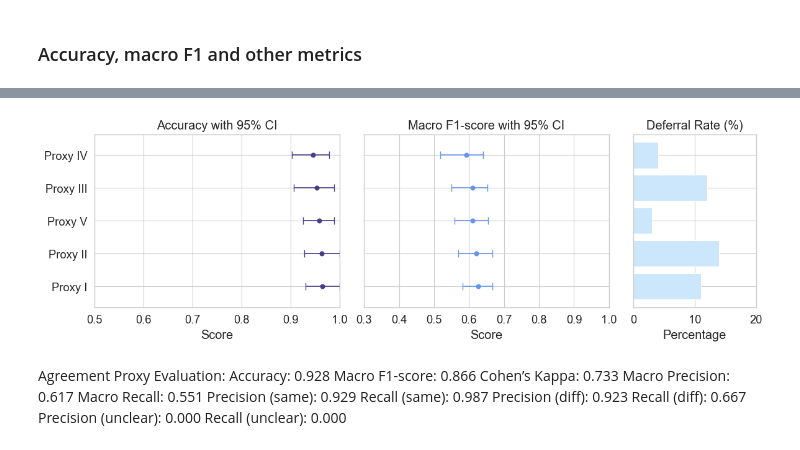
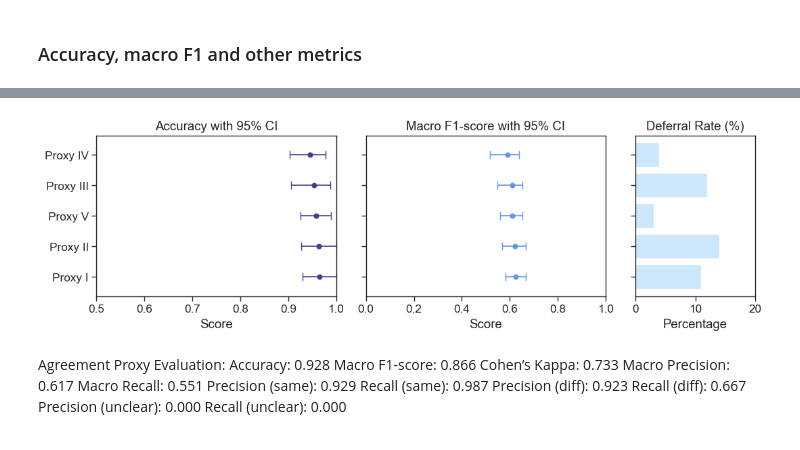
Before and after one commit to inab/software-id-benchmark, a Jupyter notebook: scripts/model_evaluation.ipynb, the cells around one changed output, grey strips where cells are left out. Saved outputs shown, nothing was run; the diff lists cells and outputs as text; code cells hidden in the pictures.

```diff
--- a/scripts/model_evaluation.ipynb
+++ b/scripts/model_evaluation.ipynb
@@ -1083,6 +1098,7 @@ def compute_metrics_proxy(df_agree):
     # --- Extract labels ---
     y_pred = df_merged["majority_label"]
     y_true = df_merged["true_verdict"]
+    keys = df_merged["entry"]
 
     # --- Compute core metrics ---
     labels = ["same", "different", "unclear"]
@@ -1119,7 +1135,7 @@ def compute_metrics_proxy(df_agree):
     print(f"  Precision (unclear): {precision_unclear:.3f}")
     print(f"  Recall (unclear):    {recall_unclear:.3f}")
 
-    return y_true.tolist(), y_pred.tolist(), labels
+    return y_true.tolist(), y_pred.tolist(), keys
 
 
 def print_bootstrap_metrics_proxy(ci_results, name):
@@ -1136,8 +1152,8 @@ def print_bootstrap_metrics_proxy(ci_results, name):
 
 def compute_for_proxy(df_agree, name):
     print(f'--------------------------{name}-----------------------------------')
-    y_true, y_pred, labels = compute_metrics_proxy(df_agree)
-    ci_result = bootstrap_metrics_stratified(y_true, y_pred, labels=["same", "different", "unclear"], n_bootstrap=1000, ci=95, random_state=42)
+    y_true, y_pred, keys = compute_metrics_proxy(df_agree)
+    ci_result = bootstrap_metrics_stratified(y_true, y_pred, keys,  labels=["same", "different", "unclear"], n_bootstrap=1000, ci=95, random_state=42, rates = False)
     print(f"Bootstrap mean: {ci_result['accuracy_mean']:.3f}")
     print(f"Bootstrap CI: ({ci_result['accuracy_ci_lower']:.3f} - {ci_result['accuracy_ci_upper']:.3f})")
     print_bootstrap_metrics_proxy(ci_result, name)
@@ -1175,7 +1191,7 @@ def plot_horizontal_errorbars_referral(df, colors, filename="horizontal_metrics"
     df = df.sort_values("accuracy", ascending=False)
 
     # Plot style
-    sns.set_theme(style="whitegrid", context="paper", font_scale=1.5)
+    sns.set_theme(style="ticks", context="paper", font_scale=1.4)
 
     # Extract colors from the palette
     color_acc = colors[0]
@@ -1209,7 +1225,7 @@ def plot_horizontal_errorbars_referral(df, colors, filename="horizontal_metrics"
         fmt='o', capsize=4, color=color_f1
     )
     axes[1].set_title("Macro F1-score with 95% CI")
-    axes[1].set_xlim(0.3, 1.0)
+    axes[1].set_xlim(0.0, 1.0)
     axes[1].set_xlabel("Score")
 
     # --- Deferral Rate (no error bar, direct value) ---
@@ -1229,35 +1245,35 @@ proxies = {
     "Proxy IV": ci_result_2,
     "Proxy III": ci_result_3,
     "Proxy I": ci_result_4,
     "Proxy II": ci_result_5
 }
 
 NaNs = {
     "Proxy V": df_agree_1['majority_label'].isna().sum(),
     "Proxy IV": df_agree_2['majority_label'].isna().sum(),
     "Proxy III": df_agree_3['majority_label'].isna().sum(),
     "Proxy I": df_agree_4['majority_label'].isna().sum(),
     "Proxy II": df_agree_5['majority_label'].isna().sum()
 }
 
 for name, result in proxies.items():
     proxies_summary.append({
         "model": name,
         "skipped_entries": NaNs[name],
         "accuracy": result["accuracy_mean"],
         "accuracy_lower": result["accuracy_ci_lower"],
         "accuracy_upper": result["accuracy_ci_upper"],
         "macro_f1": result["macro_f1_mean"],
         "macro_f1_lower": result["macro_f1_ci_lower"],
         "macro_f1_upper": result["macro_f1_ci_upper"]
     })
 
 proxies_summary_df = pd.DataFrame(proxies_summary)
 
 # plot horizontal error bars for proxies
-plot_horizontal_errorbars_referral(proxies_summary_df, ['darkslateblue','cornflowerblue', '#cce7fc'], 'proxies_accuracy_macro_f1', size=(12, 4))
+plot_horizontal_errorbars_referral(proxies_summary_df, ['darkslateblue','cornflowerblue', '#cce7fc'], 'proxies_accuracy_macro_f1', size=(11, 3.5))
 # %% [output]
-[figure, old version]
+[figure, new version]
 # %% [markdown]
 Agreement Proxy Evaluation:
   Accuracy:          0.928
```
Also changed, not shown: parts of 4 cells of this notebook, 4 other files.
